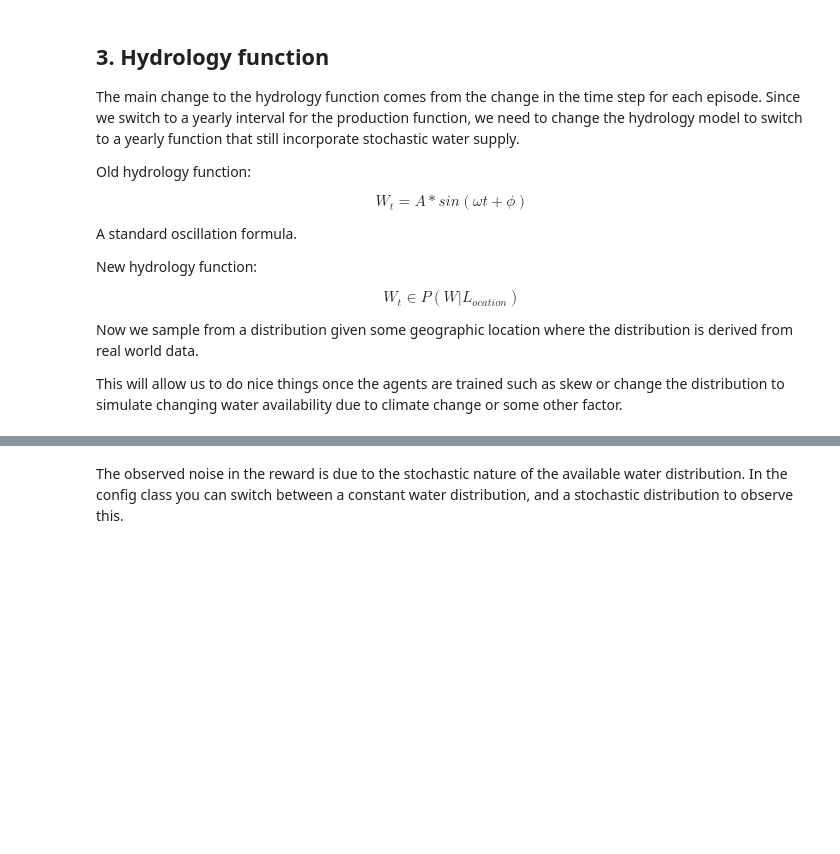
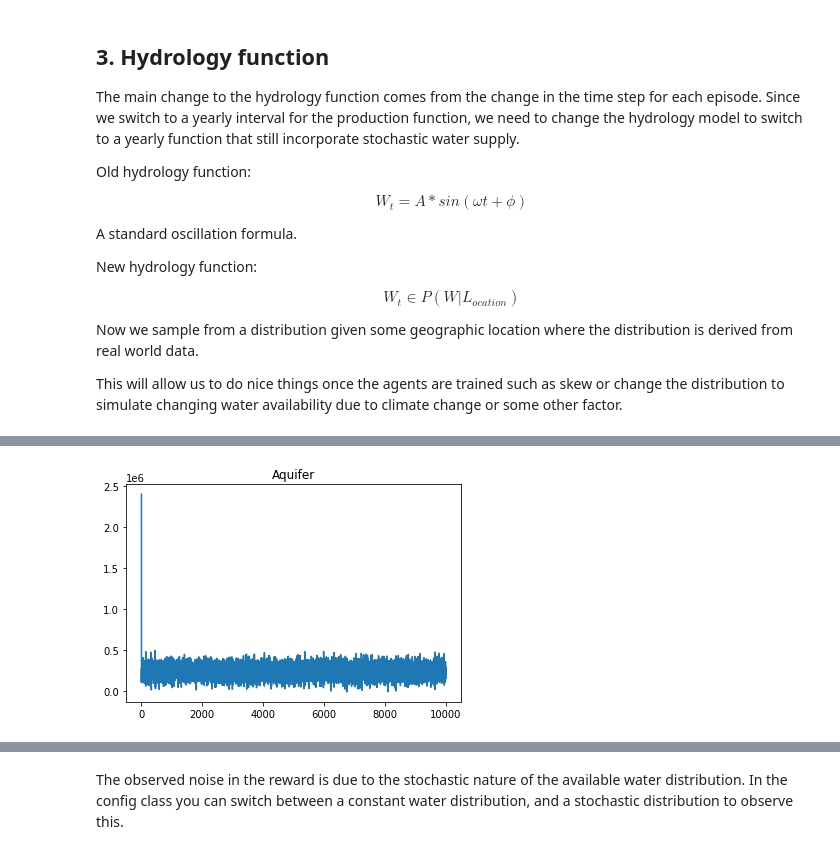
Before and after one commit to DaithiMartin/Optimal_Irrigation, a Jupyter notebook: CES_model/CES_notebook.ipynb, the cells around one changed output, grey strips where cells are left out. Cells and saved outputs as stored; diff of their text form; code cells hidden in the pictures; blank space fills up the shorter version.

```diff
--- a/CES_model/CES_notebook.ipynb
+++ b/CES_model/CES_notebook.ipynb
@@ -420,0 +438,6 @@ plt.show()
+# %%
+plt.title("Aquifer")
+plt.plot(np.arange(env.year), env.water_record["Aquifer"])
+plt.show()
+# %% [output]
+[figure, added]
```
Also changed, not shown: parts of 6 cells of this notebook.
